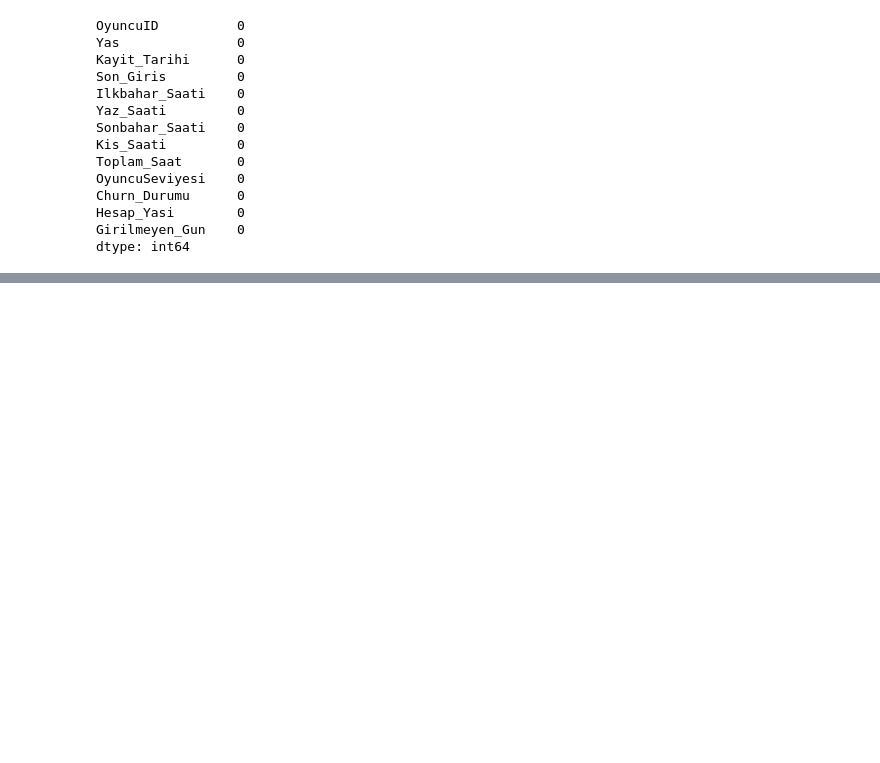
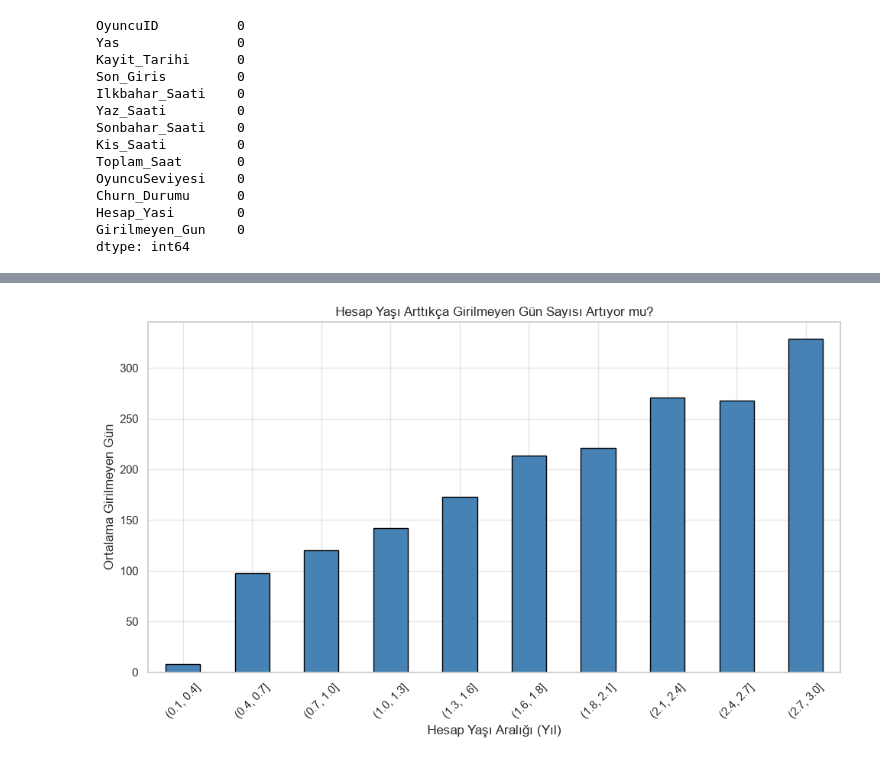
Before and after one commit to Eylulipekayd/Player-Churn-System, a Jupyter notebook: notebooks/my_dataset_EDA.ipynb, the cells around one changed output, grey strips where cells are left out. Saved outputs shown, nothing was run; the diff lists cells and outputs as text; code cells hidden in the pictures; blank space fills up the shorter version.

```diff
--- a/notebooks/my_dataset_EDA.ipynb
+++ b/notebooks/my_dataset_EDA.ipynb
@@ -42,0 +97,27 @@ df.describe()
+# %%
+import pandas as pd
+import numpy as np
+import matplotlib.pyplot as plt
+
+df = pd.read_csv("../data/my_dataset.csv")  # yolunuzu kendinize göre ayarlayın
+
+# Girilmeyen gün sayısını hesapla
+df["Son_Giris"] = pd.to_datetime(df["Son_Giris"])
+bugun = pd.Timestamp.now()
+df["Girilmeyen_Gun"] = (bugun - df["Son_Giris"]).dt.days
+
+# Hesap yaşını gruplara ayır (precision=0 ile aralık sınırları tam sayıya yuvarlanır)
+df["Hesap_Yasi_Grup"] = pd.cut(df["Hesap_Yasi"], bins=10, precision=0)
+grup_ortalama = df.groupby("Hesap_Yasi_Grup", observed=True)["Girilmeyen_Gun"].mean()
+
+# Sütun grafik
+plt.figure(figsize=(10, 6))
+grup_ortalama.plot(kind="bar", color="steelblue", edgecolor="black")
+plt.title("Hesap Yaşı Arttıkça Girilmeyen Gün Sayısı Artıyor mu?")
+plt.xlabel("Hesap Yaşı Aralığı (Yıl)")
+plt.ylabel("Ortalama Girilmeyen Gün")
+plt.xticks(rotation=45)
+plt.tight_layout()
+plt.show()
+# %% [output]
+[figure, added]
```
Also changed, not shown: parts of 3 cells of this notebook.
